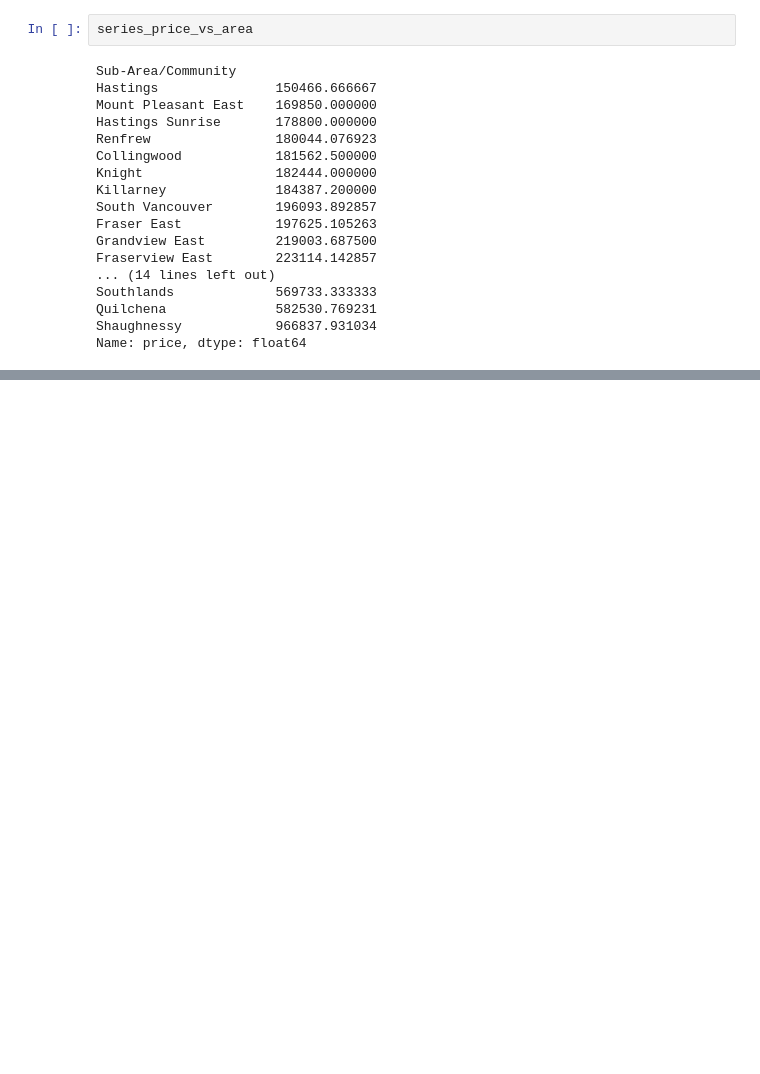
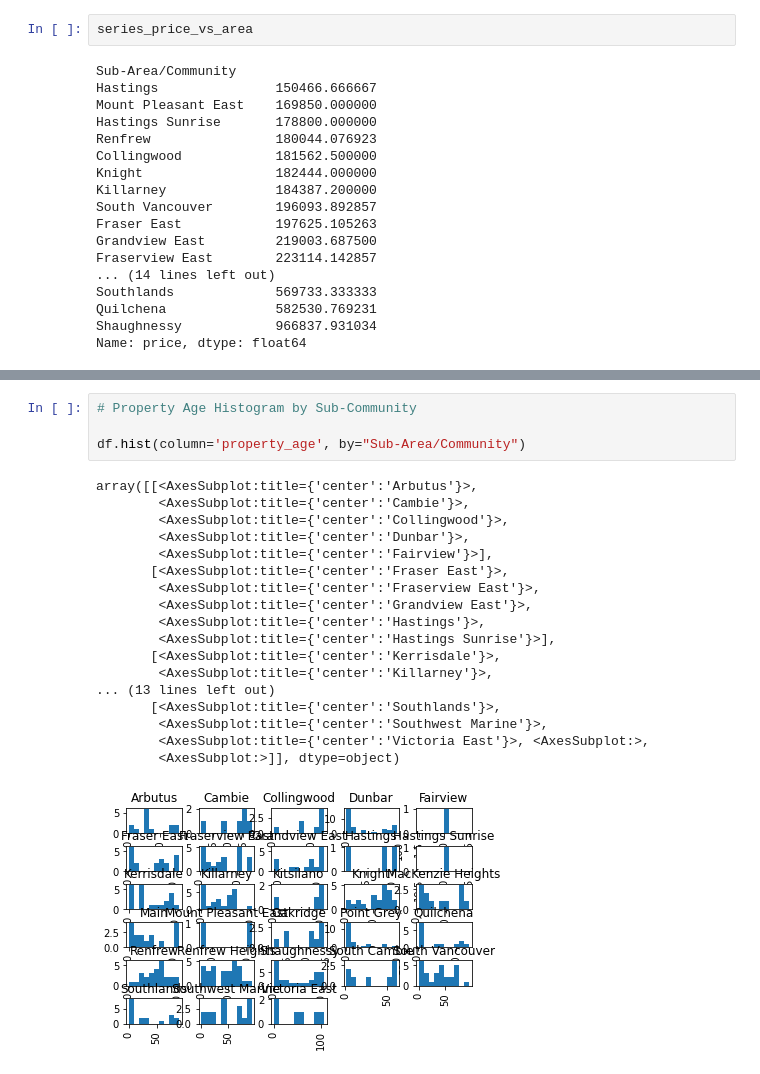
Before and after one commit to 6momo1/Real-Estate-Price-Predictor, a Jupyter notebook: data/Charts.ipynb, the cells around one changed output, grey strips where cells are left out. Saved outputs shown, nothing was run; the diff lists cells and outputs as text; blank space fills up the shorter version.

```diff
--- a/data/Charts.ipynb
+++ b/data/Charts.ipynb
@@ -49,0 +72,23 @@ Name: price, dtype: float64
+# %%
+# Property Age Histogram by Sub-Community
+
+df.hist(column='property_age', by="Sub-Area/Community")
+# %% [output]
+array([[<AxesSubplot:title={'center':'Arbutus'}>,
+        <AxesSubplot:title={'center':'Cambie'}>,
+        <AxesSubplot:title={'center':'Collingwood'}>,
+        <AxesSubplot:title={'center':'Dunbar'}>,
+        <AxesSubplot:title={'center':'Fairview'}>],
+       [<AxesSubplot:title={'center':'Fraser East'}>,
+        <AxesSubplot:title={'center':'Fraserview East'}>,
+        <AxesSubplot:title={'center':'Grandview East'}>,
+        <AxesSubplot:title={'center':'Hastings'}>,
+        <AxesSubplot:title={'center':'Hastings Sunrise'}>],
+       [<AxesSubplot:title={'center':'Kerrisdale'}>,
+        <AxesSubplot:title={'center':'Killarney'}>,
+... (13 lines left out)
+       [<AxesSubplot:title={'center':'Southlands'}>,
+        <AxesSubplot:title={'center':'Southwest Marine'}>,
+        <AxesSubplot:title={'center':'Victoria East'}>, <AxesSubplot:>,
+        <AxesSubplot:>]], dtype=object)
+[figure, added]
```
Also changed, not shown: parts of 4 cells of this notebook, 2 other files.
